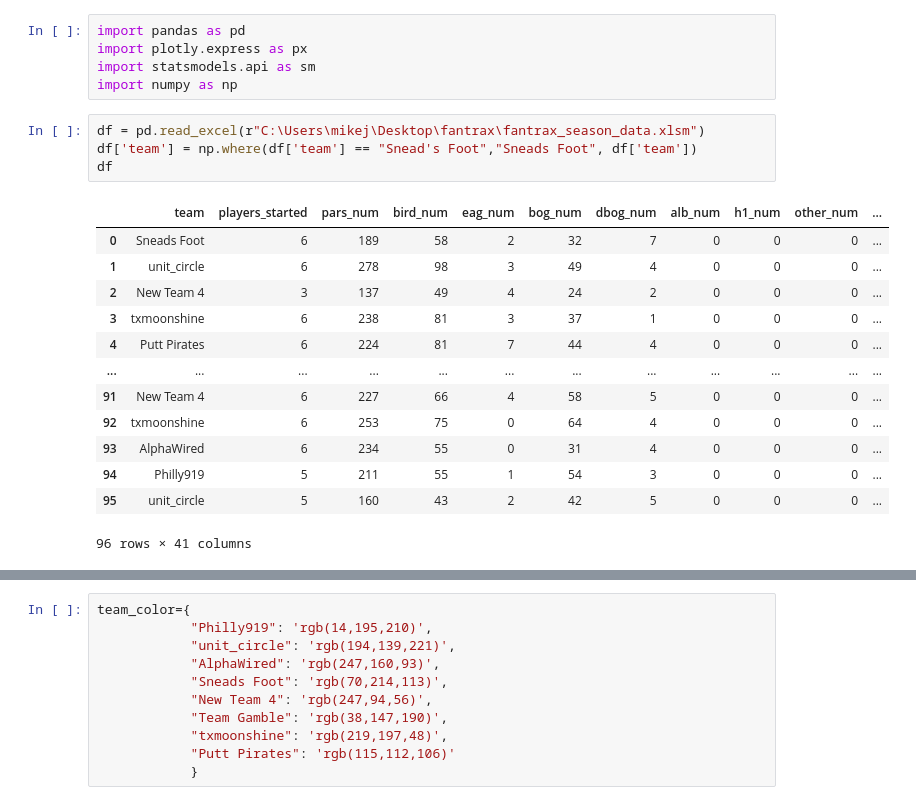
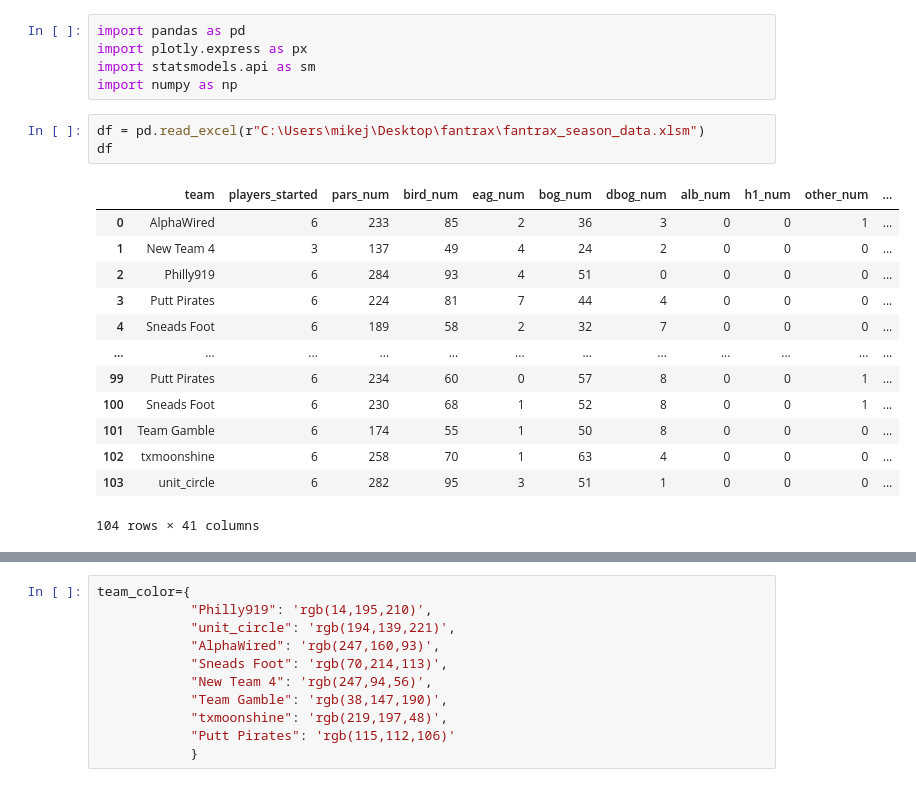
Before and after one commit to mikejackson35/fantrax, a Jupyter notebook: notebooks/season.ipynb, the cells around one changed output, grey strips where cells are left out. Saved outputs shown, nothing was run; the diff lists cells and outputs as text.

```diff
--- a/notebooks/season.ipynb
+++ b/notebooks/season.ipynb
@@ -5,19 +5,18 @@ import statsmodels.api as sm
 import numpy as np
 # %%
 df = pd.read_excel(r"C:\Users\mikej\Desktop\fantrax\fantrax_season_data.xlsm")
-df['team'] = np.where(df['team'] == "Snead's Foot","Sneads Foot", df['team'])
 df
 # %% [output]
 |  | team | players_started | pars_num | bird_num | eag_num | bog_num | dbog_num | alb_num | h1_num | other_num | ... |
-| 0 | Sneads Foot | 6 | 189 | 58 | 2 | 32 | 7 | 0 | 0 | 0 | ... |
-| 1 | unit_circle | 6 | 278 | 98 | 3 | 49 | 4 | 0 | 0 | 0 | ... |
-| 2 | New Team 4 | 3 | 137 | 49 | 4 | 24 | 2 | 0 | 0 | 0 | ... |
-| 3 | txmoonshine | 6 | 238 | 81 | 3 | 37 | 1 | 0 | 0 | 0 | ... |
-| 4 | Putt Pirates | 6 | 224 | 81 | 7 | 44 | 4 | 0 | 0 | 0 | ... |
+| 0 | AlphaWired | 6 | 233 | 85 | 2 | 36 | 3 | 0 | 0 | 1 | ... |
+| 1 | New Team 4 | 3 | 137 | 49 | 4 | 24 | 2 | 0 | 0 | 0 | ... |
+| 2 | Philly919 | 6 | 284 | 93 | 4 | 51 | 0 | 0 | 0 | 0 | ... |
+| 3 | Putt Pirates | 6 | 224 | 81 | 7 | 44 | 4 | 0 | 0 | 0 | ... |
+| 4 | Sneads Foot | 6 | 189 | 58 | 2 | 32 | 7 | 0 | 0 | 0 | ... |
 | ... | ... | ... | ... | ... | ... | ... | ... | ... | ... | ... | ... |
-| 91 | New Team 4 | 6 | 227 | 66 | 4 | 58 | 5 | 0 | 0 | 0 | ... |
-| 92 | txmoonshine | 6 | 253 | 75 | 0 | 64 | 4 | 0 | 0 | 0 | ... |
-| 93 | AlphaWired | 6 | 234 | 55 | 0 | 31 | 4 | 0 | 0 | 0 | ... |
-| 94 | Philly919 | 5 | 211 | 55 | 1 | 54 | 3 | 0 | 0 | 0 | ... |
-| 95 | unit_circle | 5 | 160 | 43 | 2 | 42 | 5 | 0 | 0 | 0 | ... |
+| 99 | Putt Pirates | 6 | 234 | 60 | 0 | 57 | 8 | 0 | 0 | 1 | ... |
+| 100 | Sneads Foot | 6 | 230 | 68 | 1 | 52 | 8 | 0 | 0 | 1 | ... |
+| 101 | Team Gamble | 6 | 174 | 55 | 1 | 50 | 8 | 0 | 0 | 0 | ... |
+| 102 | txmoonshine | 6 | 258 | 70 | 1 | 63 | 4 | 0 | 0 | 0 | ... |
+| 103 | unit_circle | 6 | 282 | 95 | 3 | 51 | 1 | 0 | 0 | 0 | ... |
-96 rows × 41 columns
+104 rows × 41 columns
```
Also changed, not shown: parts of 3 cells of this notebook, 2 other files.
